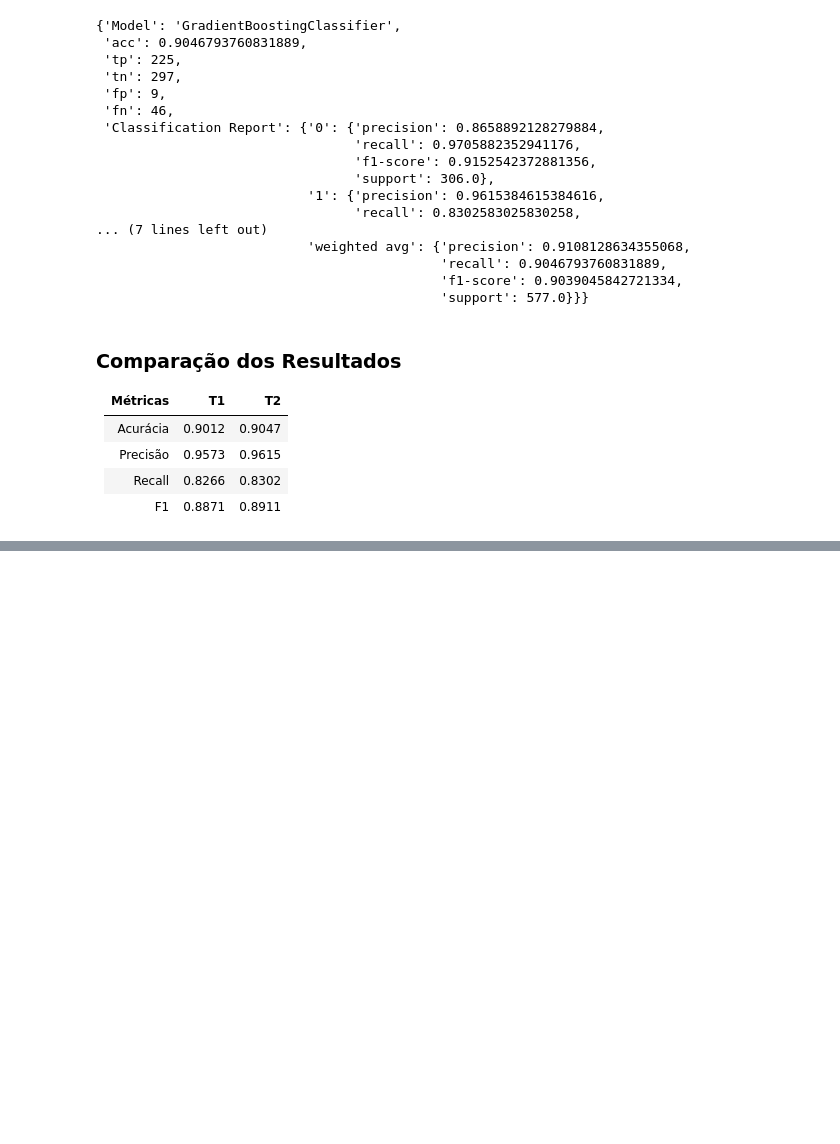
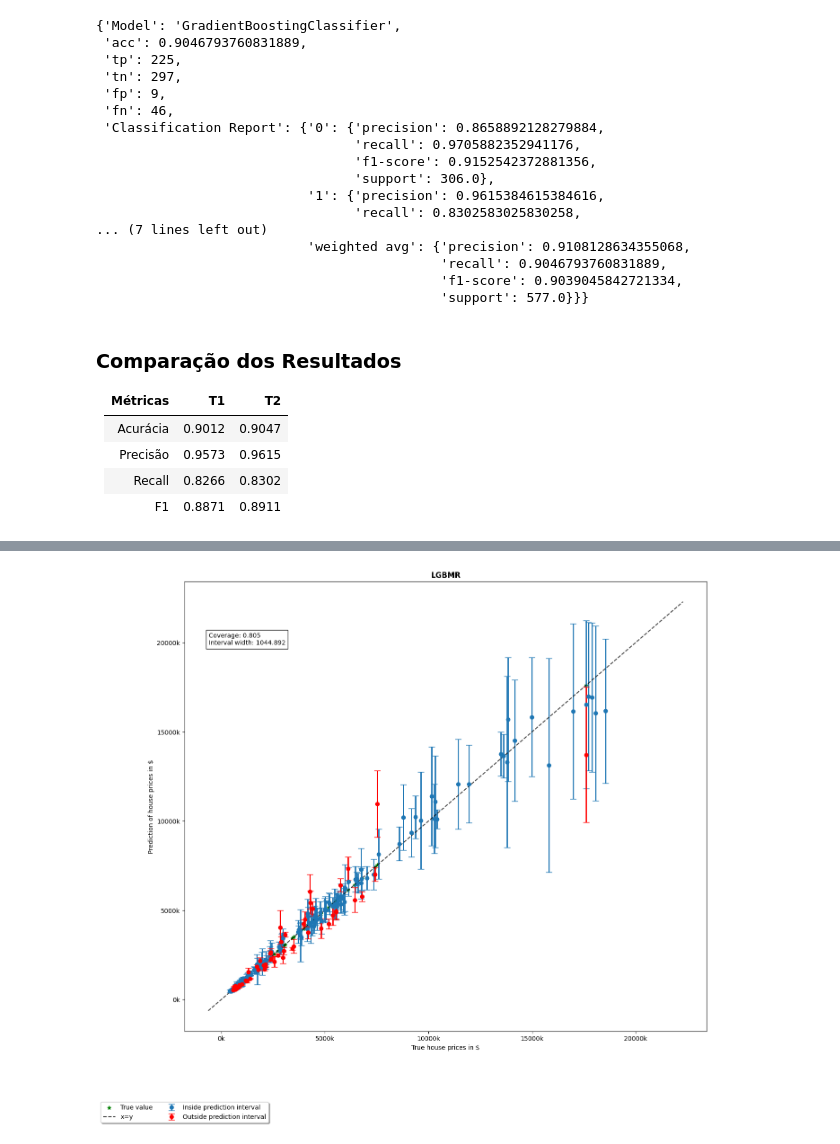
Before and after one commit to mmoura-dev/ppcic-ml, a Jupyter notebook: notebooks/AM_T2_MATHEUS_DOS_SANTOS_MOURA.ipynb, the cells around one changed output, grey strips where cells are left out. Drawn from its saved outputs; the diff is of its cells as text; code cells hidden in the pictures; blank space fills up the shorter version.

```diff
--- a/notebooks/AM_T2_MATHEUS_DOS_SANTOS_MOURA.ipynb
+++ b/notebooks/AM_T2_MATHEUS_DOS_SANTOS_MOURA.ipynb
@@ -47,7 +56,7 @@ q1_column_names = [
     "IDADE",
     "RESMS",
     "ENTRADA",
-    "CLASSE"
+    "CLASSE",
 ]
 
 q1_df_train = pd.read_csv("../data/credtrain.txt", sep="\t", names=q1_column_names)
@@ -223,0 +428,10 @@ evaluate_model(q1_models[0], q1_scaled_X_test, q1_y_test)
+# %%
+mapie = MapieQuantileRegressor(q5_models[1], method="quantile", cv="split", alpha=0.2)
+mapie.fit(
+    q5_scaled_X_train,
+    q5_y_train,
+    X_calib=q5_scaled_X_calib,
+    y_calib=q5_y_calib,
+    random_state=SEED,
+)
+y_pred, y_pis = mapie.predict(q5_scaled_X_test)
@@ -223,0 +522,45 @@ evaluate_model(q1_models[0], q1_scaled_X_test, q1_y_test)
+# %%
+(y_test_sorted, y_pred_sorted, lower_bound, upper_bound) = sort_y_values(
+    q5_y_test, y_pred, y_pis
+)
+
+coverage = regression_coverage_score(q5_y_test, y_pis[:, 0, 0], y_pis[:, 1, 0])
+
+width = regression_mean_width_score(y_pis[:, 0, 0], y_pis[:, 1, 0])
+# %%
+perc_obs_plot = 0.02
+num_plots = np.random.default_rng(SEED).choice(
+    len(q5_y_test), int(perc_obs_plot * len(q5_y_test)), replace=False
+)
+
+fig, ax = plt.subplots(figsize=(15, 13))  # Using a single plot
+
+plot_prediction_intervals(
+    "LGBMR",
+    ax,  # Using ax instead of axs[0, 0]
+    y_test_sorted,
+    y_pred_sorted,
+    lower_bound,
+    upper_bound,
+    coverage,
+    width,
+    num_plots,
+)
+
+# Get legend handles and labels
+handles, labels = ax.get_legend_handles_labels()
+
+# Create legend
+ax.legend(
+    handles[:4],
+    labels[:4],
+    loc="upper center",
+    bbox_to_anchor=(0, -0.15),
+    fancybox=True,
+    shadow=True,
+    ncol=2,
+)
+
+plt.show()
+# %% [output]
+[figure, added]
```
Also changed, not shown: parts of 20 cells of this notebook.
